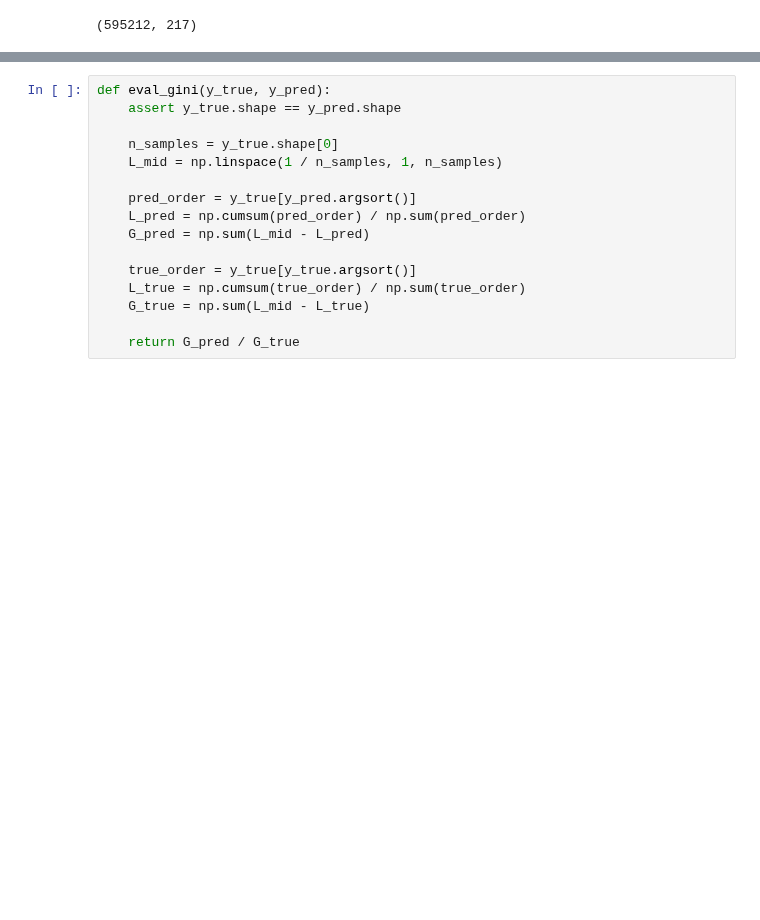
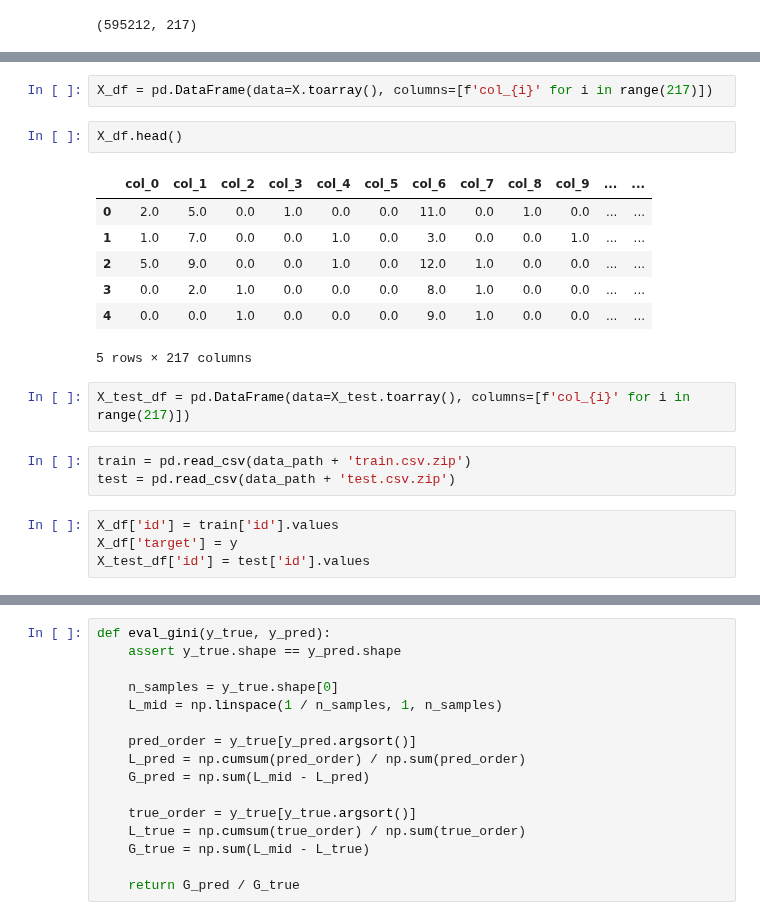
Before and after one commit to tunguz/TabularBenchmarks, a Jupyter notebook: datasets/Porto_Seguro/scripts/Kaggle_Best_XGB.ipynb, the cells around one changed output, grey strips where cells are left out. Cells and saved outputs as stored; diff of their text form; blank space fills up the shorter version.

Commit message:
Porto 217 feature xgb optuna + best training

```diff
--- a/datasets/Porto_Seguro/scripts/Kaggle_Best_XGB.ipynb
+++ b/datasets/Porto_Seguro/scripts/Kaggle_Best_XGB.ipynb
@@ -89,0 +114,21 @@ X.shape
+# %%
+X_df = pd.DataFrame(data=X.toarray(), columns=[f'col_{i}' for i in range(217)])
+# %%
+X_df.head()
+# %% [output]
+|  | col_0 | col_1 | col_2 | col_3 | col_4 | col_5 | col_6 | col_7 | col_8 | col_9 | ... | ... |
+| 0 | 2.0 | 5.0 | 0.0 | 1.0 | 0.0 | 0.0 | 11.0 | 0.0 | 1.0 | 0.0 | ... | ... |
+| 1 | 1.0 | 7.0 | 0.0 | 0.0 | 1.0 | 0.0 | 3.0 | 0.0 | 0.0 | 1.0 | ... | ... |
+| 2 | 5.0 | 9.0 | 0.0 | 0.0 | 1.0 | 0.0 | 12.0 | 1.0 | 0.0 | 0.0 | ... | ... |
+| 3 | 0.0 | 2.0 | 1.0 | 0.0 | 0.0 | 0.0 | 8.0 | 1.0 | 0.0 | 0.0 | ... | ... |
+| 4 | 0.0 | 0.0 | 1.0 | 0.0 | 0.0 | 0.0 | 9.0 | 1.0 | 0.0 | 0.0 | ... | ... |
+5 rows × 217 columns
+# %%
+X_test_df = pd.DataFrame(data=X_test.toarray(), columns=[f'col_{i}' for i in range(217)])
+# %%
+train = pd.read_csv(data_path + 'train.csv.zip')
+test = pd.read_csv(data_path + 'test.csv.zip')
+# %%
+X_df['id'] = train['id'].values
+X_df['target'] = y
+X_test_df['id'] = test['id'].values
```
Also changed, not shown: parts of 13 cells of this notebook, 10 other files.
